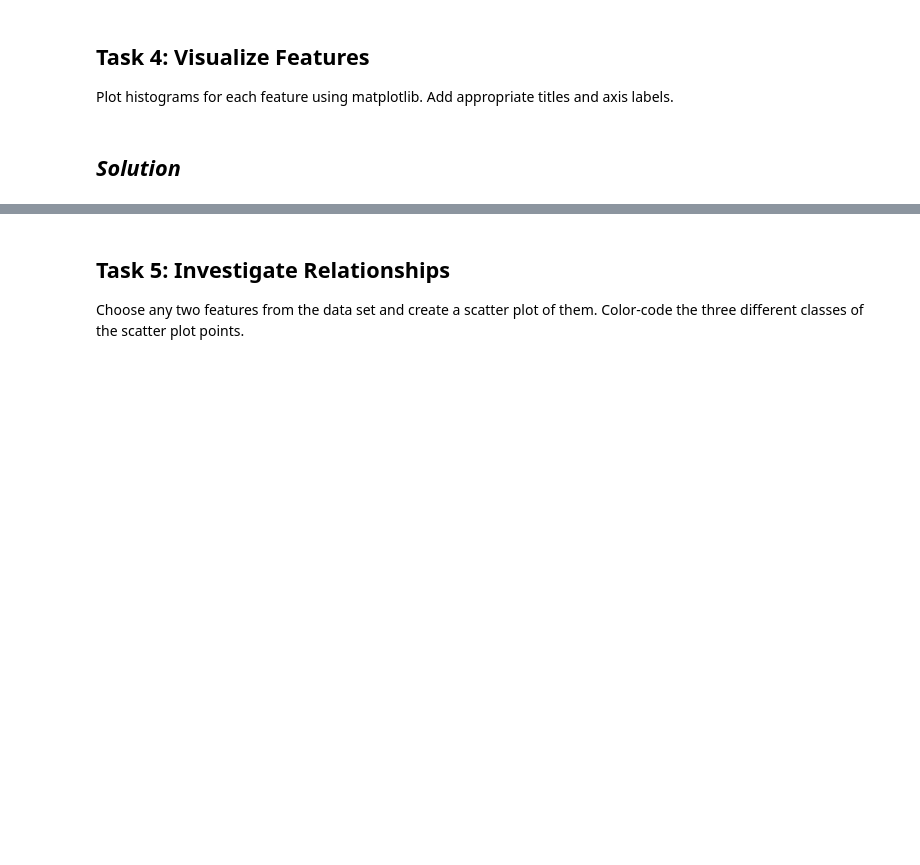
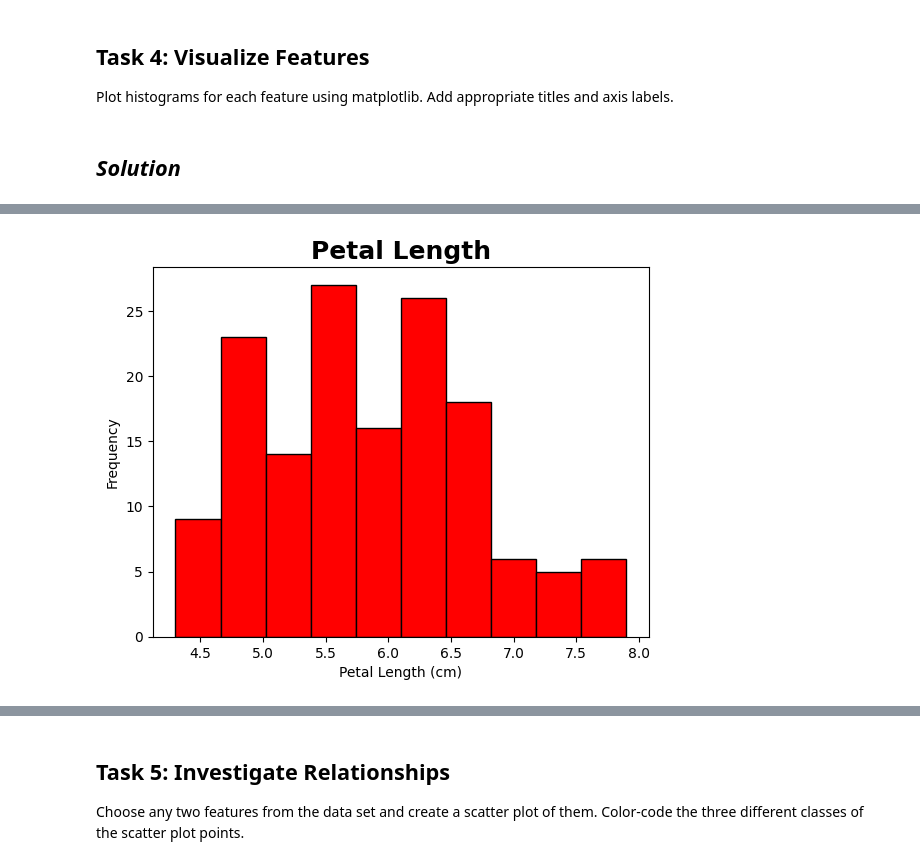
Before and after one commit to AnnaLoz28/principles_of_data_analytics, a Jupyter notebook: tasks.ipynb, the cells around one changed output, grey strips where cells are left out. Drawn from its saved outputs; the diff is of its cells as text; code cells hidden in the pictures; blank space fills up the shorter version.

```diff
--- a/tasks.ipynb
+++ b/tasks.ipynb
@@ -318 +306,10 @@ plt.show()
+# %%
+# create a histogram plot of Petal Length
+plt.hist(pl, color='red', edgecolor='black');
+plt.title('Petal Length', fontdict= title_font)
+plt.xlabel('Petal Length (cm)')
+plt.ylabel('Frequency')
+plt.show()
+# %% [output]
+[figure, added]
 # %%
```
Also changed, not shown: parts of 52 cells of this notebook.
